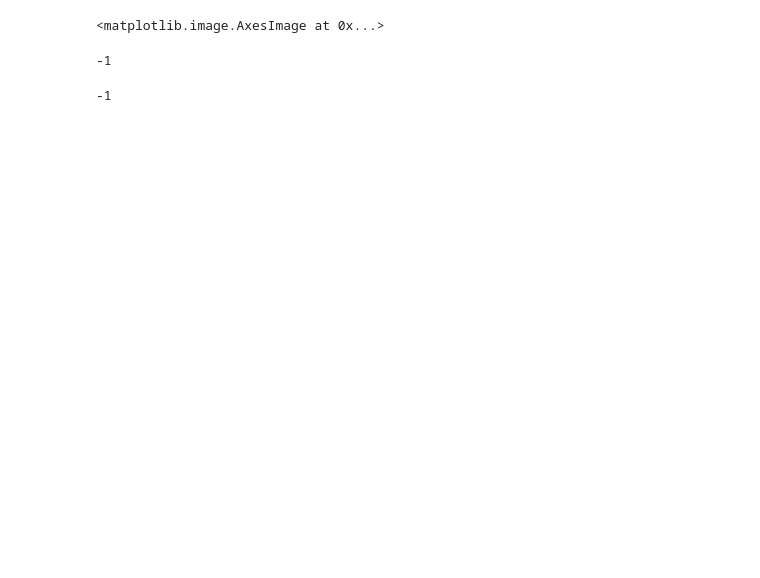
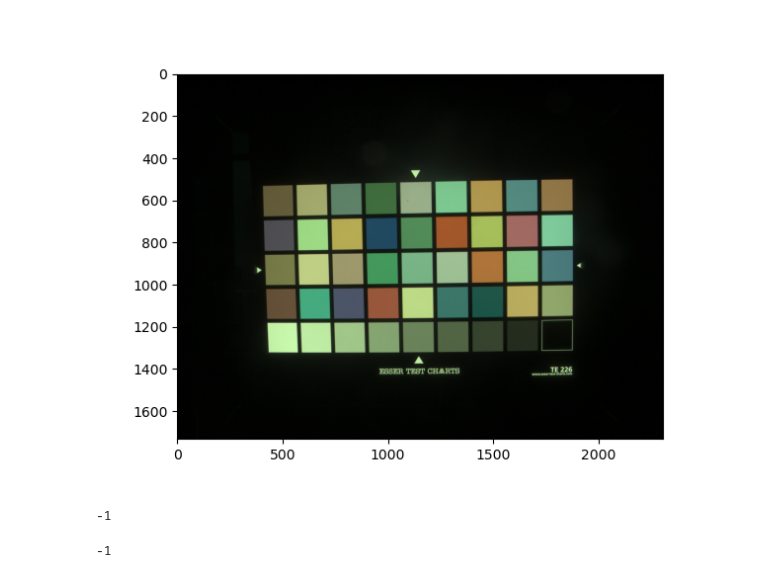
Before and after one commit to cs-413-cinestill/800t-emulation, a Jupyter notebook: color_transfer.ipynb, the cells around one changed output. Saved outputs shown, nothing was run; the diff lists cells and outputs as text; code cells hidden in the pictures; blank space fills up the shorter version.

```diff
--- a/color_transfer.ipynb
+++ b/color_transfer.ipynb
@@ -54,22 +80,24 @@ Clipping input data to the valid range for imshow with RGB data ([0..1] for floa
 # %%
 # def invgamma(image, gamma=2.2):
 #     """ converts an image of intensities to pixel values,
 #     clipping the pixel values to [0,1]"""
 #
 #     gamma_corrected = np.power(image, 1/gamma)
 #     return np.clip(gamma_corrected, 0, 1)
 
-def invgamma(image, gamma=2):
+def invgamma(image, gamma=2.2):
     """ converts an image of intensities to pixel values,
     clipping the pixel values to [0,1]"""
     lower_bounder = np.maximum(image, 0)
     gamma_corrected = np.power(lower_bounder, 1/gamma)
     return np.minimum(gamma_corrected, 1)
 
-corrected = invgamma(demosaiced/np.max(demosaiced))
+corrected = invgamma(black_level_corrected/np.max(black_level_corrected))
+fig3 = plt.figure()
 plt.imshow(corrected)
+plt.show()
 # %% [output]
-<matplotlib.image.AxesImage at 0x...>
+[figure, added]
 # %%
 import cv2
 # %%
```
Also changed, not shown: parts of 4 cells of this notebook.
